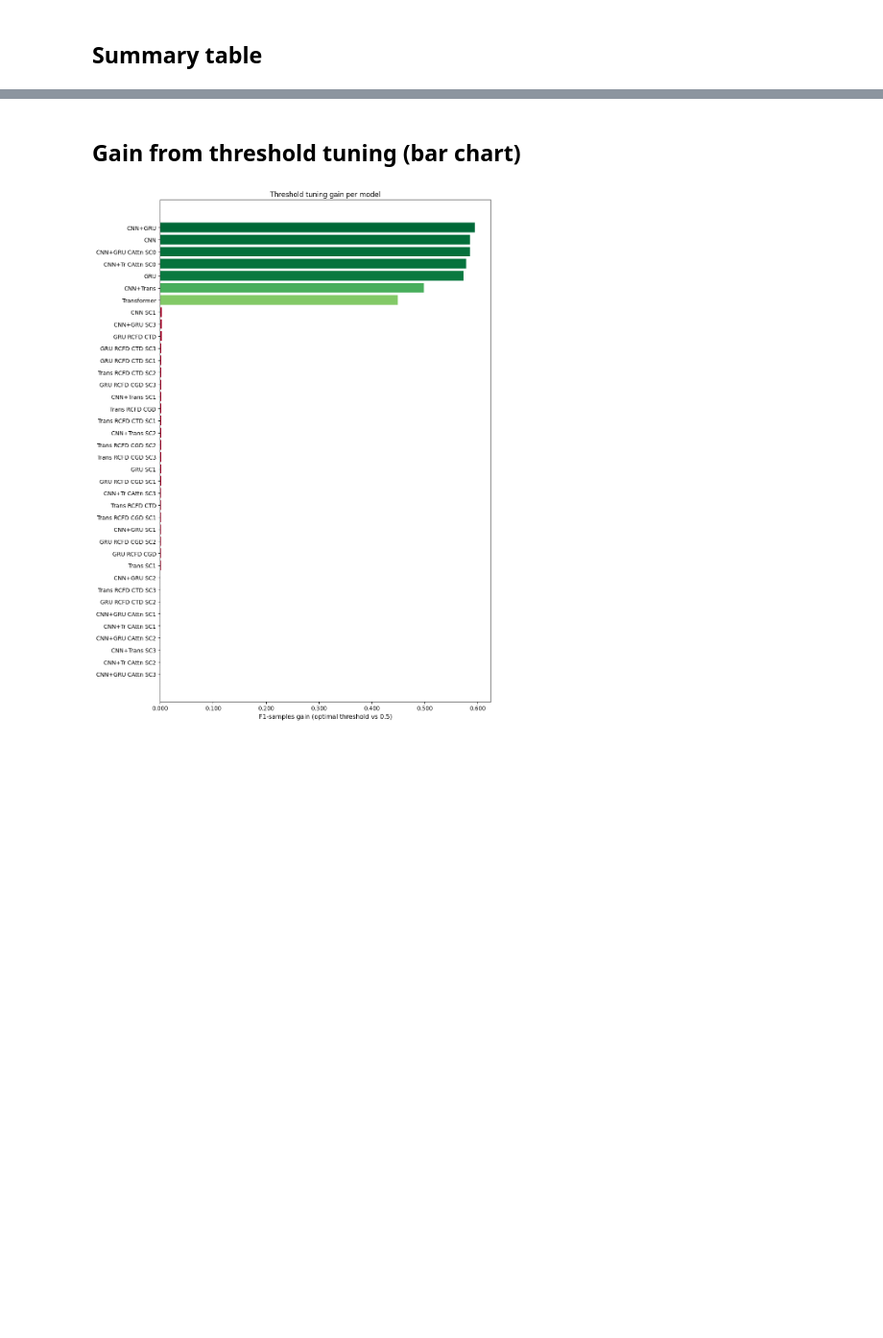
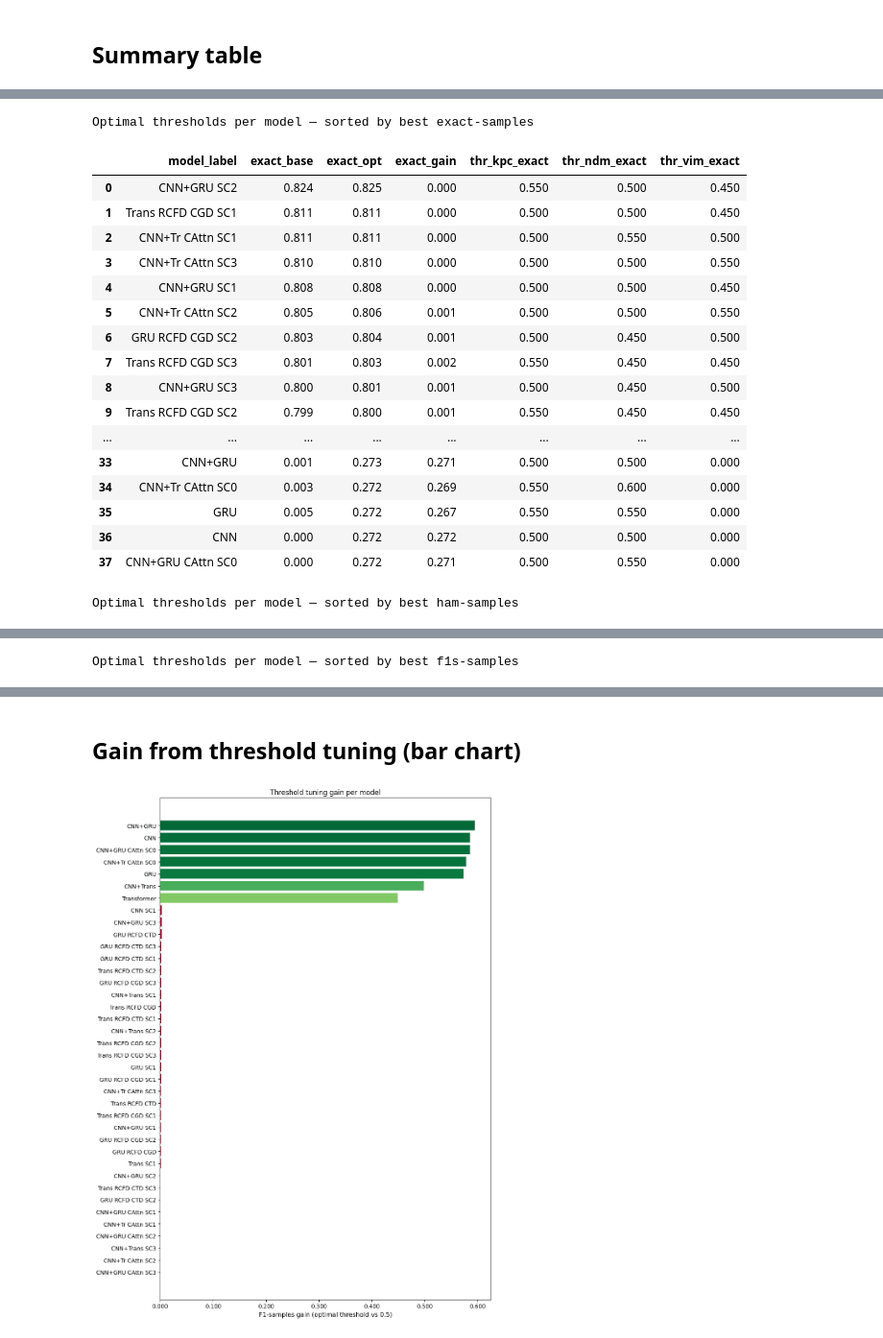
Before and after one commit to kautsarg/POC_DDM, a Jupyter notebook: gk_code/main/multiplex/notebooks/lab_threshold_search.ipynb, the cells around one changed output, grey strips where cells are left out. Shown at 96% size. Drawn from its saved outputs; the diff is of its cells as text; code cells hidden in the pictures; blank space fills up the shorter version.

```diff
--- a/gk_code/main/multiplex/notebooks/lab_threshold_search.ipynb
+++ b/gk_code/main/multiplex/notebooks/lab_threshold_search.ipynb
@@ -192,6 +192,4 @@ for model_name, (_, probs_key, _) in ML_MODEL_KEY_MAP.items():
         '_exact_3d':    sr['exact_match']['score_3d'],
     })
 
-df = pd.DataFrame(rows).sort_values('f1s_opt', ascending=False).reset_index(drop=True)
-n_models = len(df)
-print(f'Grid search complete: {n_models} models')
+df = pd.DataFrame(rows)
@@ -233,12 +197,0 @@ Optimal thresholds per model — sorted by best F1-samples
-# %%
-display_cols = [
-    'model_label',
-    'f1s_base', 'f1s_opt', 'f1s_gain',
-    'exact_base', 'exact_opt',
-    'ham_base', 'ham_opt',
-    'thr_kpc_f1s', 'thr_ndm_f1s', 'thr_vim_f1s',
-]
-df[display_cols].style \
-    .format({c: '{:.3f}' for c in display_cols if c != 'model_label'}) \
-    .background_gradient(subset=['f1s_gain'], cmap='RdYlGn') \
-    .set_caption('Optimal thresholds per model — sorted by best F1-samples')
@@ -263,0 +198,53 @@ Optimal thresholds per model — sorted by best F1-samples
+# %%
+from IPython.display import display
+
+def print_search_summary(df, metric='exact'):
+    df_temp = df.copy()
+    df_temp = df_temp.sort_values(f'{metric}_opt', ascending=False).reset_index(drop=True)
+
+    display_cols = [
+        'model_label',
+        f'{metric}_base', f'{metric}_opt', f'{metric}_gain',
+        f'thr_kpc_{metric}', f'thr_ndm_{metric}', f'thr_vim_{metric}',
+    ]
+
+    # remove duplicate column names while preserving order
+    uniq_cols = []
+    for c in display_cols:
+        if c not in uniq_cols:
+            uniq_cols.append(c)
+
+    fmt = {c: '{:.3f}' for c in uniq_cols if c != 'model_label'}
+
+    styled_df = (
+        df_temp[uniq_cols].style
+        .format(fmt)
+        .background_gradient(subset=[f'{metric}_gain'], cmap='RdYlGn')
+        .set_caption(f'Optimal thresholds per model — sorted by best {metric}-samples')
+    )
+
+    display(styled_df)
+
+print_search_summary(df, metric='exact')
+print_search_summary(df, metric='ham')
+print_search_summary(df, metric='f1s')
+# %% [output]
+Optimal thresholds per model — sorted by best exact-samples
+|  | model_label | exact_base | exact_opt | exact_gain | thr_kpc_exact | thr_ndm_exact | thr_vim_exact |
+| 0 | CNN+GRU SC2 | 0.824 | 0.825 | 0.000 | 0.550 | 0.500 | 0.450 |
+| 1 | Trans RCFD CGD SC1 | 0.811 | 0.811 | 0.000 | 0.500 | 0.500 | 0.450 |
+| 2 | CNN+Tr CAttn SC1 | 0.811 | 0.811 | 0.000 | 0.500 | 0.550 | 0.500 |
+| 3 | CNN+Tr CAttn SC3 | 0.810 | 0.810 | 0.000 | 0.500 | 0.500 | 0.550 |
+| 4 | CNN+GRU SC1 | 0.808 | 0.808 | 0.000 | 0.500 | 0.500 | 0.450 |
+| 5 | CNN+Tr CAttn SC2 | 0.805 | 0.806 | 0.001 | 0.500 | 0.500 | 0.550 |
+| 6 | GRU RCFD CGD SC2 | 0.803 | 0.804 | 0.001 | 0.500 | 0.450 | 0.500 |
+| 7 | Trans RCFD CGD SC3 | 0.801 | 0.803 | 0.002 | 0.550 | 0.450 | 0.450 |
+| 8 | CNN+GRU SC3 | 0.800 | 0.801 | 0.001 | 0.500 | 0.450 | 0.500 |
+| 9 | Trans RCFD CGD SC2 | 0.799 | 0.800 | 0.001 | 0.550 | 0.450 | 0.450 |
+| ... | ... | ... | ... | ... | ... | ... | ... |
+| 33 | CNN+GRU | 0.001 | 0.273 | 0.271 | 0.500 | 0.500 | 0.000 |
+| 34 | CNN+Tr CAttn SC0 | 0.003 | 0.272 | 0.269 | 0.550 | 0.600 | 0.000 |
+| 35 | GRU | 0.005 | 0.272 | 0.267 | 0.550 | 0.550 | 0.000 |
+| 36 | CNN | 0.000 | 0.272 | 0.272 | 0.500 | 0.500 | 0.000 |
+| 37 | CNN+GRU CAttn SC0 | 0.000 | 0.272 | 0.271 | 0.500 | 0.550 | 0.000 |
+Optimal thresholds per model — sorted by best ham-samples
@@ -263,0 +268 @@ Optimal thresholds per model — sorted by best F1-samples
+Optimal thresholds per model — sorted by best f1s-samples
```
Also changed, not shown: parts of 4 cells of this notebook, 9 other files.
